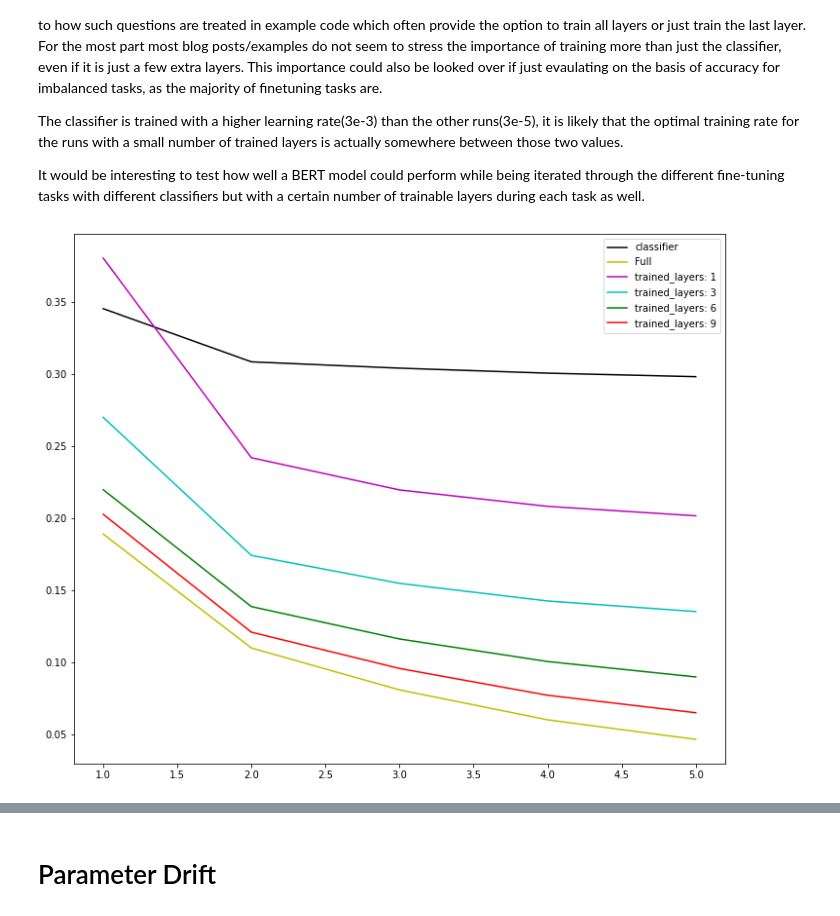
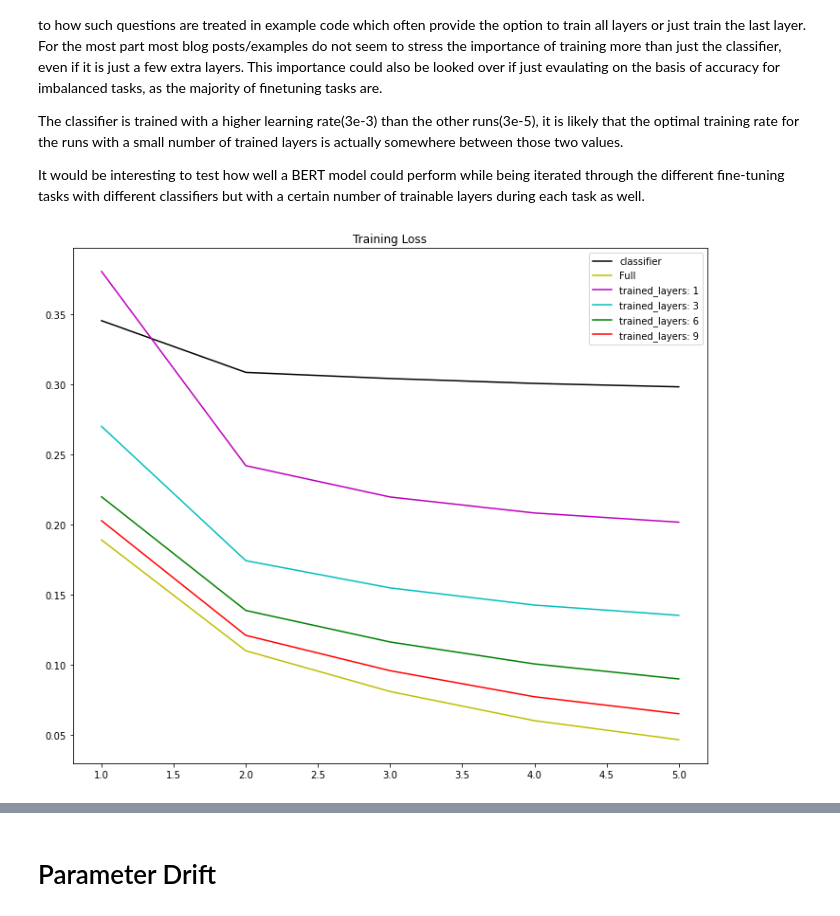
Before and after one commit to johncookds/FineTuningNLPModels, a Jupyter notebook: Bert NER Testing.ipynb, the cells around one changed output, grey strips where cells are left out. Cells and saved outputs as stored; diff of their text form; code cells hidden in the pictures.

```diff
--- a/Bert NER Testing.ipynb
+++ b/Bert NER Testing.ipynb
@@ -37,18 +37,19 @@ It would be interesting to test how well a BERT model could perform while being
 # %%
 # Training loss
 colors = list("rgcmyk")
 plot_key = 'train_loss'
 clses = []
 plt.figure(figsize = (12,10))
 for cls in data_dict.keys():
     clses.append(cls)
     y = data_dict[cls][plot_key]
     x = range(1,len(y)+1)
     plt.plot(x,y, color = colors.pop())
 plt.legend(clses)
+plt.title('Training Loss')
 plt.show()
 # %% [output]
-[figure, old version]
+[figure, new version]
 # %%
 # Evaluation loss
 colors = list("rgcmyk")
```
Also changed, not shown: parts of 3 cells of this notebook.
